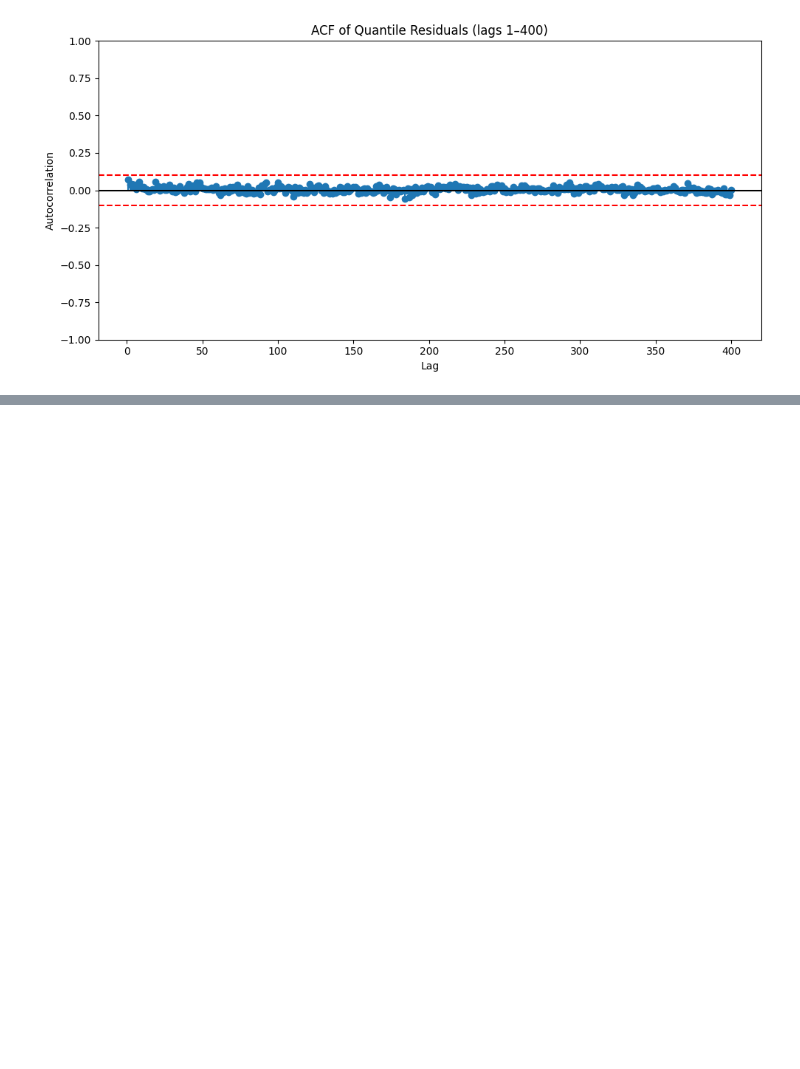
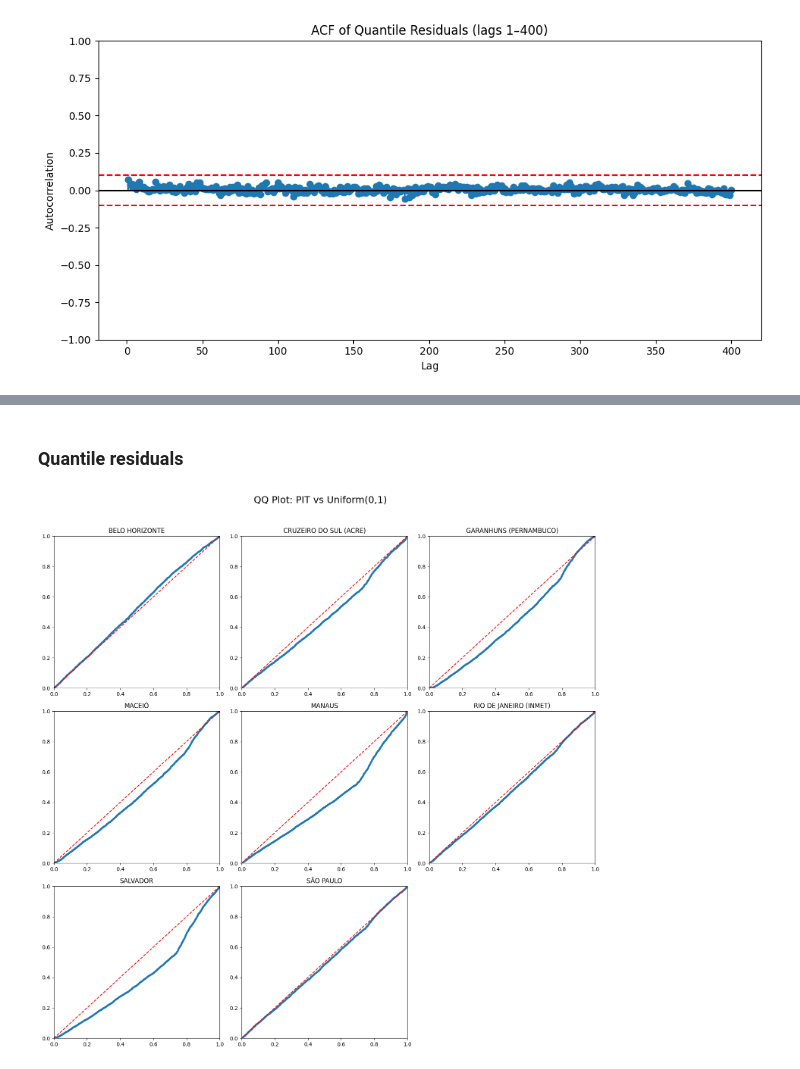
Before and after one commit to ilanGrynszpan/PyGASModels, a Jupyter notebook: more-tvp-model4.ipynb, the cells around one changed output, grey strips where cells are left out. Cells and saved outputs as stored; diff of their text form; code cells hidden in the pictures; blank space fills up the shorter version.

```diff
--- a/more-tvp-model4.ipynb
+++ b/more-tvp-model4.ipynb
@@ -561,0 +978,8 @@ plt.show()
+# %%
+file in os.listdir(INPUT)[0]
+
+df = pd.read_csv(os.path.join(INPUT, file), sep=";")
+df['smoothed'] = df['smoothed'].str.replace(",", ".").astype(float).values
+df['PRECIPITACAO TOTAL, DIARIO(mm)'] = df['PRECIPITACAO TOTAL, DIARIO(mm)'].fillna(df['smoothed'])
+
+y = df['PRECIPITACAO TOTAL, DIARIO(mm)'].values
@@ -561,0 +1015,3 @@ plt.show()
+# %%
+H_inv = results['BELO HORIZONTE'][0].hess_inv.todense()
+se = np.sqrt(np.diag(H_inv))
@@ -561,0 +1155,5 @@ plt.show()
+# %%
+latex_tables = build_results_table(results, harmonics=10, K=3)
+
+for k in results.keys():
+    print(latex_tables[k])
@@ -561,0 +1178,5 @@ plt.show()
+# %% [markdown]
+### Quantile residuals
+# %%
+quant = []
+pits = []
@@ -561,0 +1276,38 @@ plt.show()
+# %%
+import math
+import matplotlib.pyplot as plt
+
+n_models = len(results)
+ncols = 3
+nrows = math.ceil(n_models / ncols)
+
+fig, axes = plt.subplots(nrows, ncols, figsize=(5*ncols, 5*nrows))
+axes = axes.flatten()
+
+for ax in axes[n_models:]:
+    ax.axis("off")
+
+for idx_plot, (k, result) in enumerate(results.items()):
+
+    ax = axes[idx_plot]
+    res = result[0]
+
+    # --- (your parameter extraction block stays the same) ---
+    # assume pit already computed exactly as in your code
+
+    pit_sorted = np.sort(pits[idx_plot])
+    n = len(pit_sorted)
+    u_theoretical = (np.arange(1, n+1) - 0.5) / n
+
+    ax.plot(u_theoretical, pit_sorted, 'o', alpha=0.5, markersize=2)
+    ax.plot([0,1], [0,1], 'r--')
+    ax.set_title(k)
+    ax.set_xlim(0,1)
+    ax.set_ylim(0,1)
+
+fig.suptitle("QQ Plot: PIT vs Uniform(0,1)", fontsize=18)
+plt.tight_layout(rect=[0, 0, 1, 0.96])
+plt.savefig("QQ_PIT_mosaic.png", dpi=300)
+plt.show()
+# %% [output]
+[figure, added]
```
Also changed, not shown: parts of 48 cells of this notebook, 6 other files.
